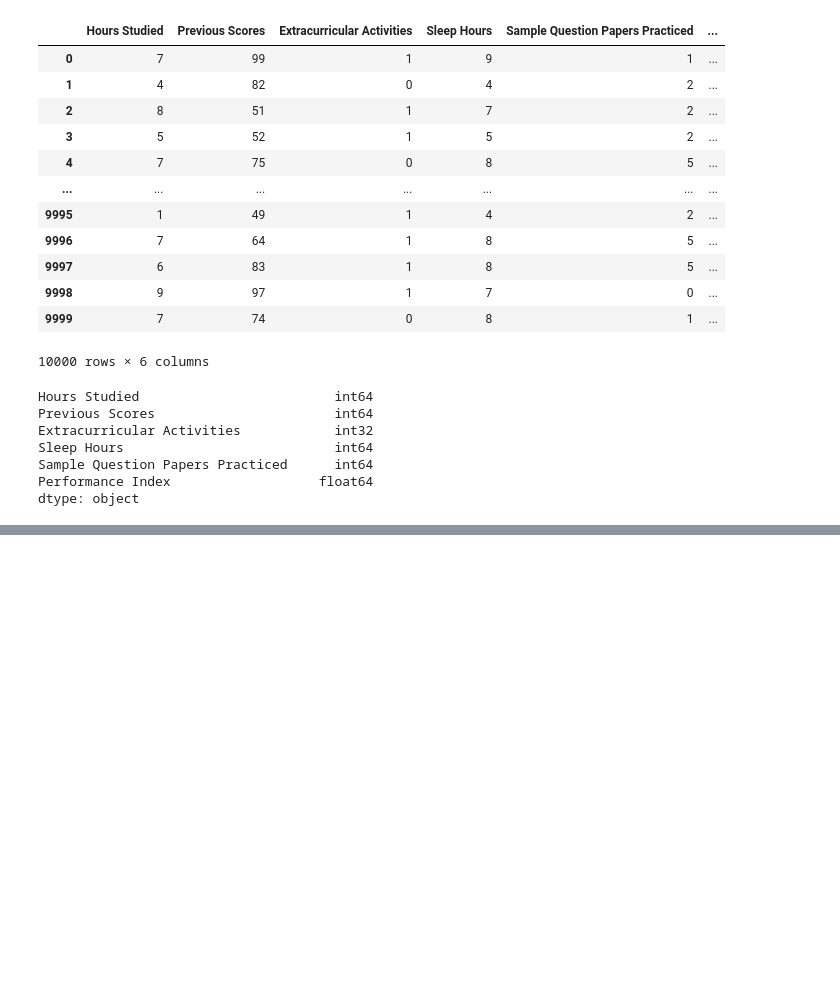
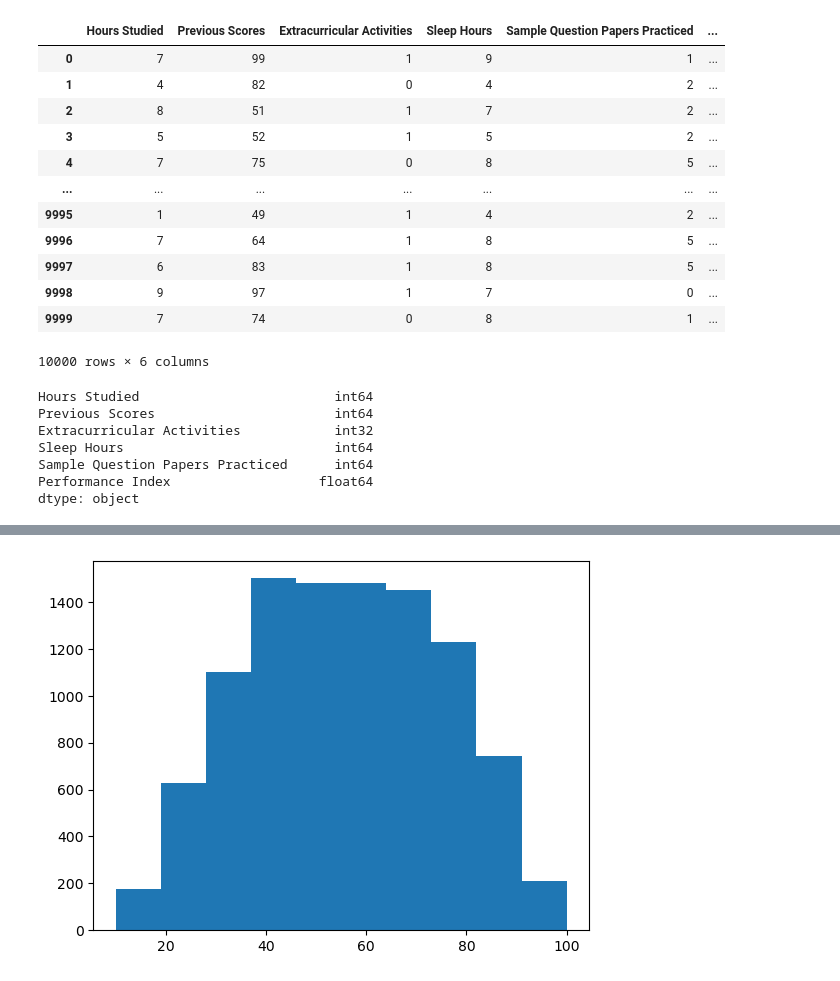
Before and after one commit to chaudhary-dotcom/Python-Beginning-, a Jupyter notebook: linear_regre4.ipynb, the cells around one changed output, grey strips where cells are left out. Saved outputs shown, nothing was run; the diff lists cells and outputs as text; code cells hidden in the pictures; blank space fills up the shorter version.

```diff
--- a/linear_regre4.ipynb
+++ b/linear_regre4.ipynb
@@ -115,0 +129,5 @@ dtype: object
+# %%
+plt.hist(perf_ind)
+plt.show()
+# %% [output]
+[figure, added]
```
Also changed, not shown: parts of 1 cell of this notebook.
